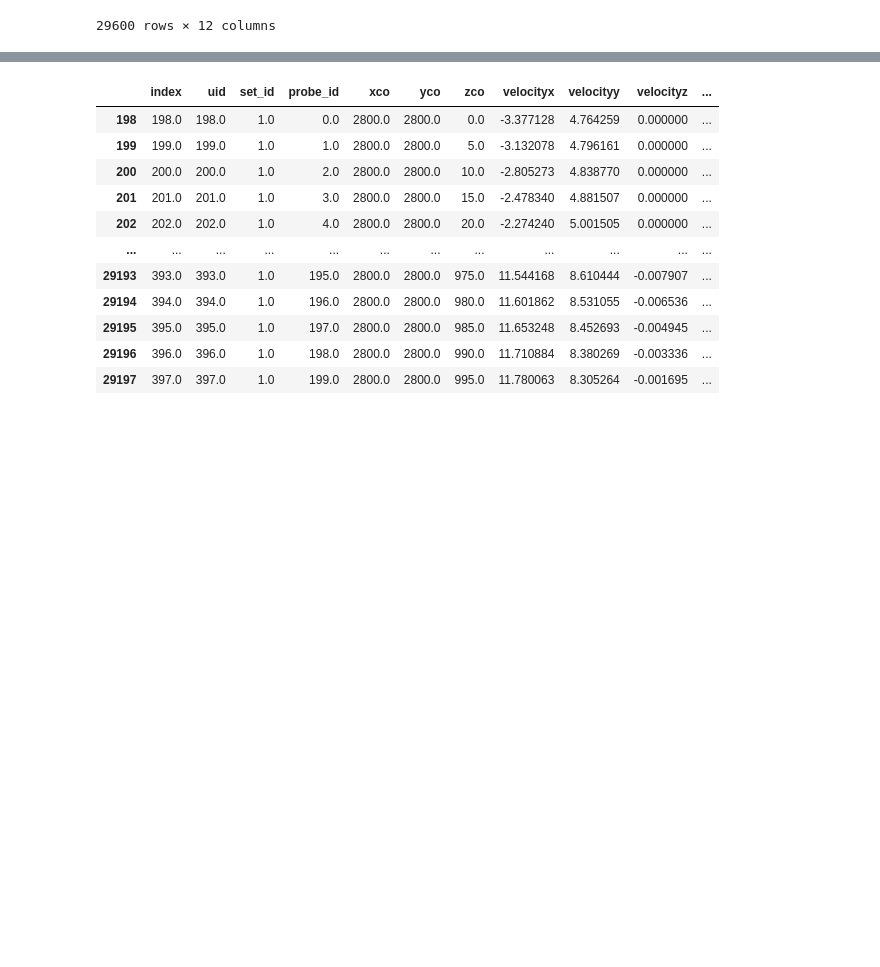
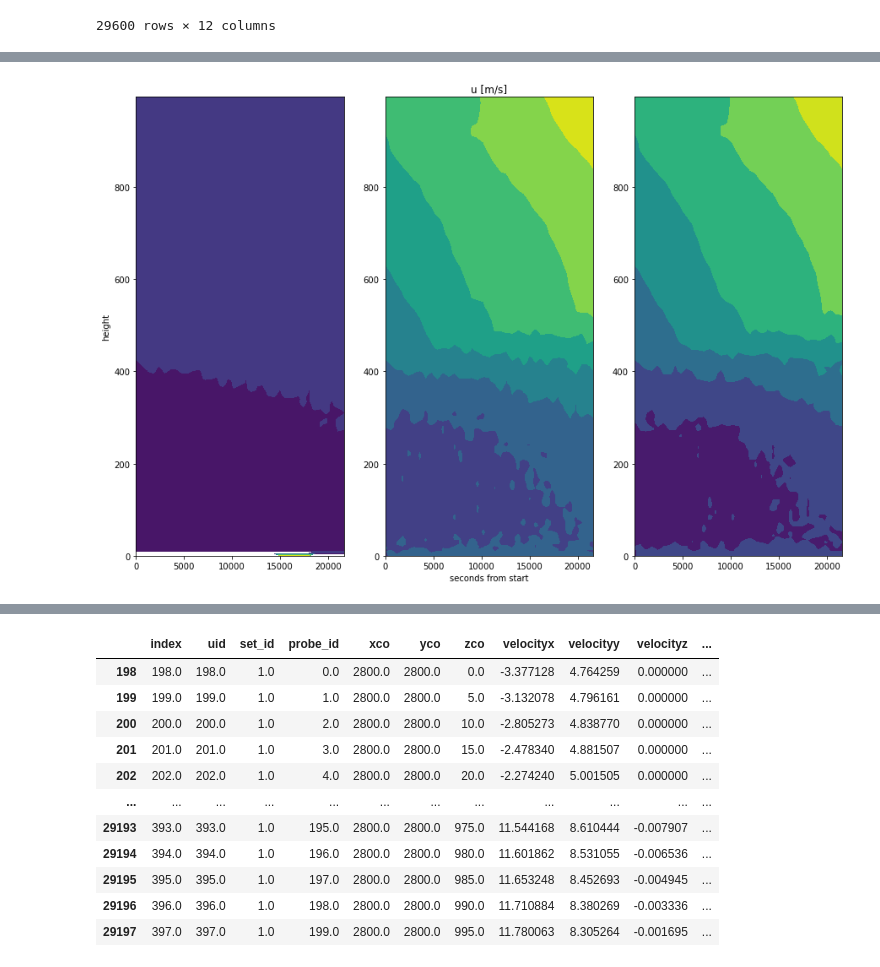
Before and after one commit to joejoeyjoseph/awaken-code, a Jupyter notebook: eagle/04_tower.ipynb, the cells around one changed output, grey strips where cells are left out. Saved outputs shown, nothing was run; the diff lists cells and outputs as text; code cells hidden in the pictures; blank space fills up the shorter version.

```diff
--- a/eagle/04_tower.ipynb
+++ b/eagle/04_tower.ipynb
@@ -83,0 +112,4 @@ df_all['t'] = df_all['t']*dt
+# %%
+plot_3towers('velocityx', 'u [m/s]')
+# %% [output]
+[figure, added]
```
Also changed, not shown: parts of 6 cells of this notebook.
